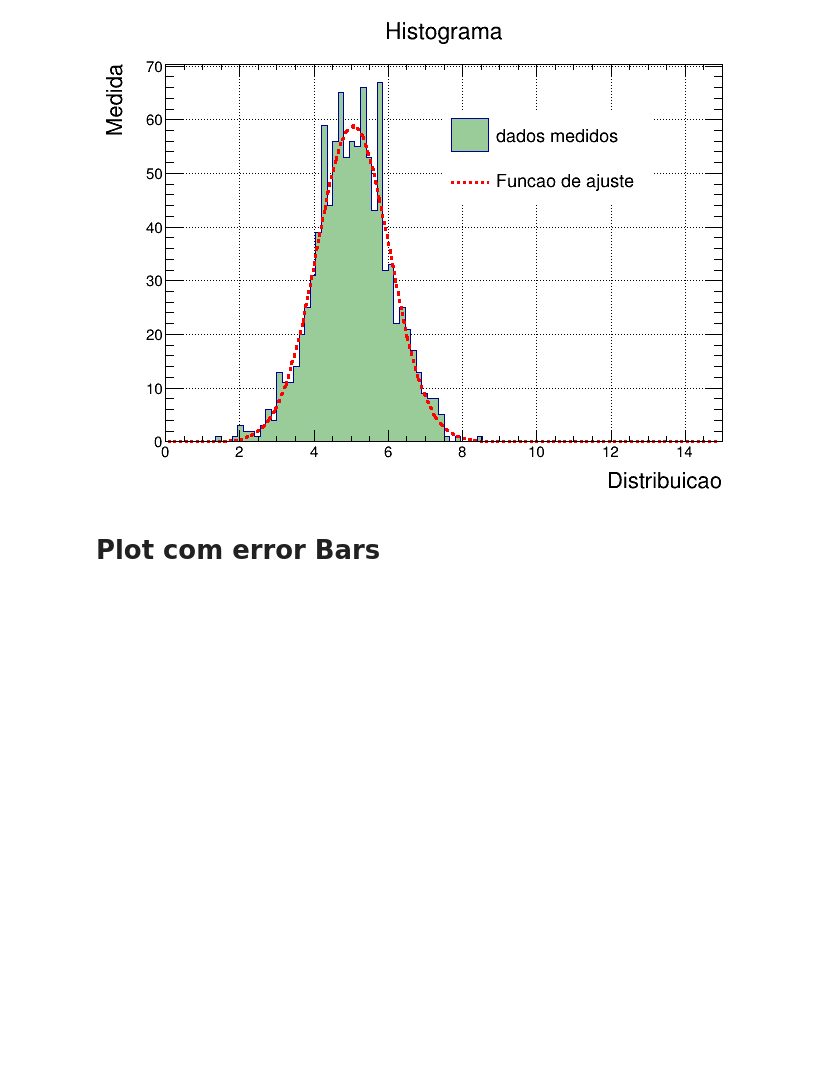
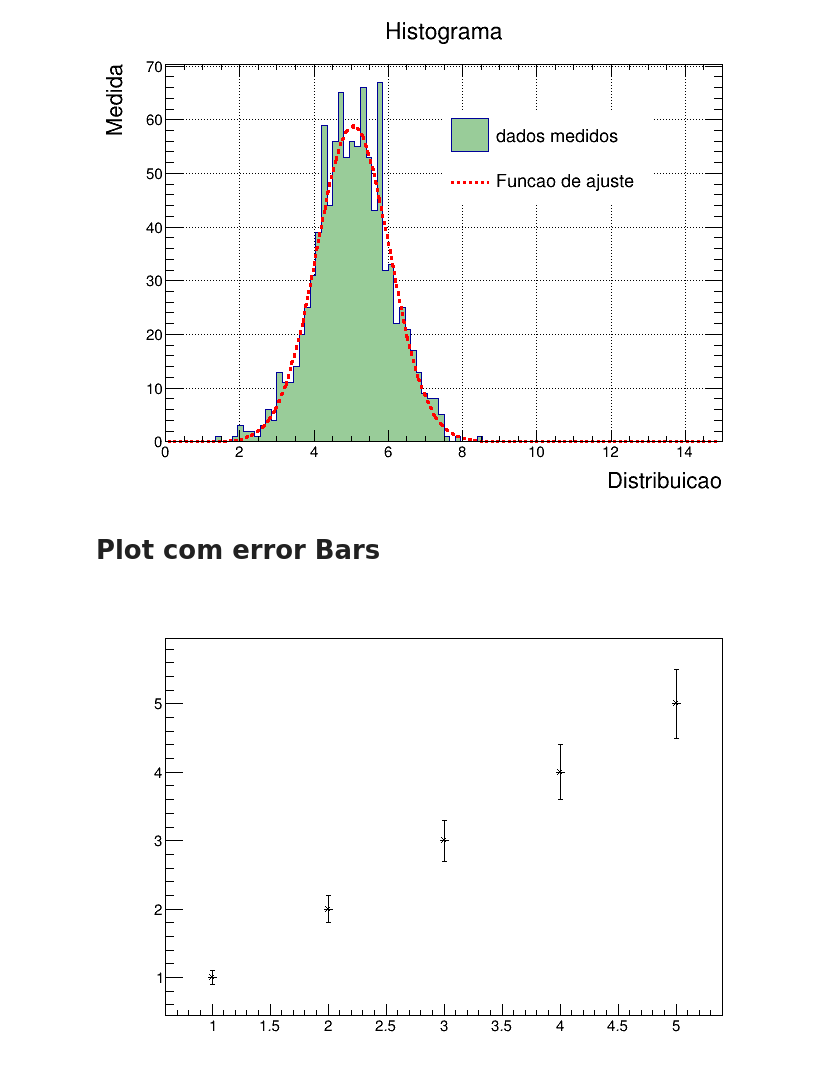
Before and after one commit to gabriels3t/Aprendendo-Cern-Root, a Jupyter notebook: main.ipynb, the cells around one changed output. Cells and saved outputs as stored; diff of their text form; code cells hidden in the pictures; blank space fills up the shorter version.

Commit message:
Error Bars

```diff
--- a/main.ipynb
+++ b/main.ipynb
@@ -373,3 +373,21 @@ legenda.Draw()
 [figure]
 # %% [markdown]
 # Plot com error Bars
+# %%
+c1 = ROOT.TCanvas()
+grafico = ROOT.TGraphErrors()
+df = pd.read_csv("data/dataerror.txt",sep=';')
+x = array.array("d",df.x.array)
+y = array.array("d",df.y.array)
+
+xerror = array.array("d",df.errorx.array)
+yerror = array.array("d",df.errory.array)
+
+for i in range(len(df)):
+    grafico.SetPoint(i,x[i],y[i])
+    grafico.SetPointError(i,xerror[i],yerror[i])
+# %%
+grafico.Draw("A*")
+c1.Draw()
+# %% [output]
+[figure, added]
```
Also changed, not shown: parts of 1 cell of this notebook, 1 other file.
